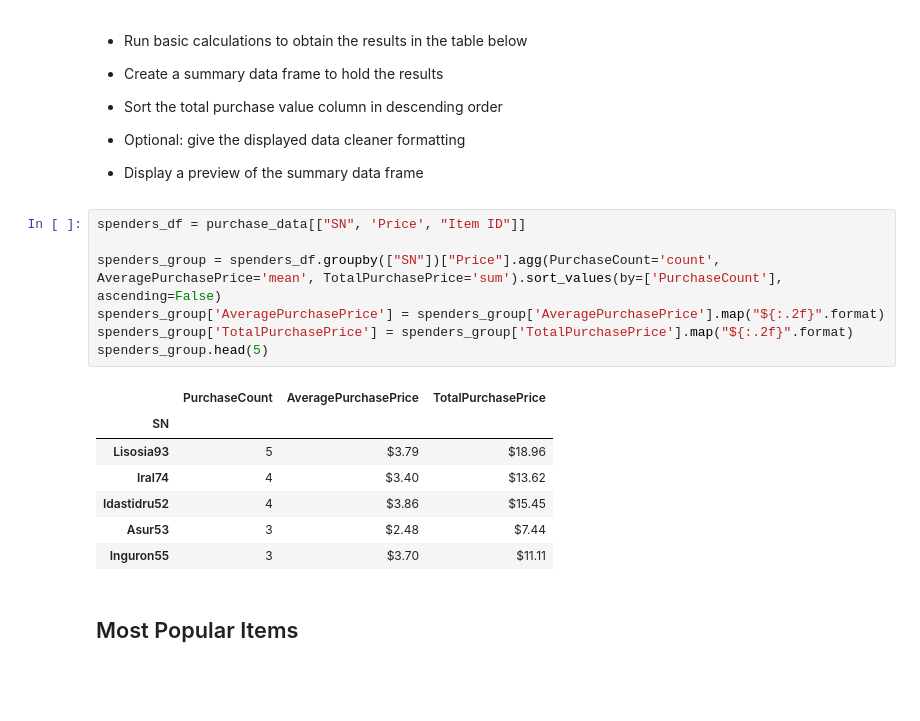
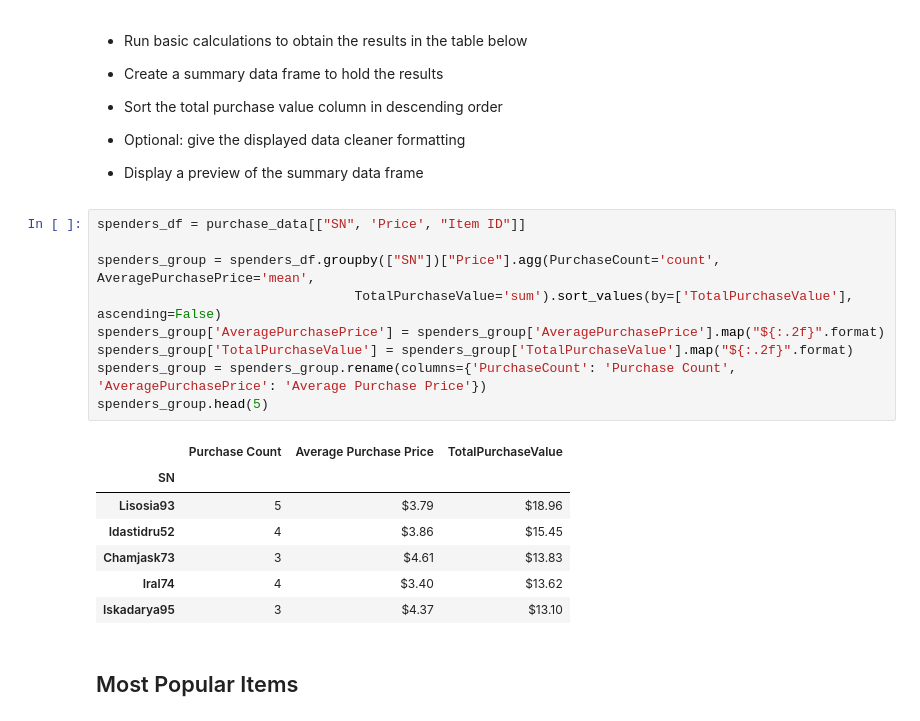
Before and after one commit to Stencoss/pandas-challenge, a Jupyter notebook: HeroesOfPymoli/HeroesOfPymoli_starter.ipynb, the cells around one changed output. Cells and saved outputs as stored; diff of their text form; blank space fills up the shorter version.

```diff
--- a/HeroesOfPymoli/HeroesOfPymoli_starter.ipynb
+++ b/HeroesOfPymoli/HeroesOfPymoli_starter.ipynb
@@ -256,18 +258,20 @@ See the caveats in the documentation: https://pandas.pydata.org/pandas-docs/stab
 # %%
 spenders_df = purchase_data[["SN", 'Price', "Item ID"]]
 
-spenders_group = spenders_df.groupby(["SN"])["Price"].agg(PurchaseCount='count', AveragePurchasePrice='mean', TotalPurchasePrice='sum').sort_values(by=['PurchaseCount'], ascending=False)
+spenders_group = spenders_df.groupby(["SN"])["Price"].agg(PurchaseCount='count', AveragePurchasePrice='mean',
+                                 TotalPurchaseValue='sum').sort_values(by=['TotalPurchaseValue'], ascending=False)
 spenders_group['AveragePurchasePrice'] = spenders_group['AveragePurchasePrice'].map("${:.2f}".format)
-spenders_group['TotalPurchasePrice'] = spenders_group['TotalPurchasePrice'].map("${:.2f}".format)
+spenders_group['TotalPurchaseValue'] = spenders_group['TotalPurchaseValue'].map("${:.2f}".format)
+spenders_group = spenders_group.rename(columns={'PurchaseCount': 'Purchase Count', 'AveragePurchasePrice': 'Average Purchase Price'})
 spenders_group.head(5)
 # %% [output]
-|  | PurchaseCount | AveragePurchasePrice | TotalPurchasePrice |
+|  | Purchase Count | Average Purchase Price | TotalPurchaseValue |
 | SN |  |  |  |
 | Lisosia93 | 5 | $3.79 | $18.96 |
+| Idastidru52 | 4 | $3.86 | $15.45 |
+| Chamjask73 | 3 | $4.61 | $13.83 |
 | Iral74 | 4 | $3.40 | $13.62 |
-| Idastidru52 | 4 | $3.86 | $15.45 |
-| Asur53 | 3 | $2.48 | $7.44 |
-| Inguron55 | 3 | $3.70 | $11.11 |
+| Iskadarya95 | 3 | $4.37 | $13.10 |
 # %% [markdown]
 ## Most Popular Items
 # %% [markdown]
```
Also changed, not shown: parts of 3 cells of this notebook.
